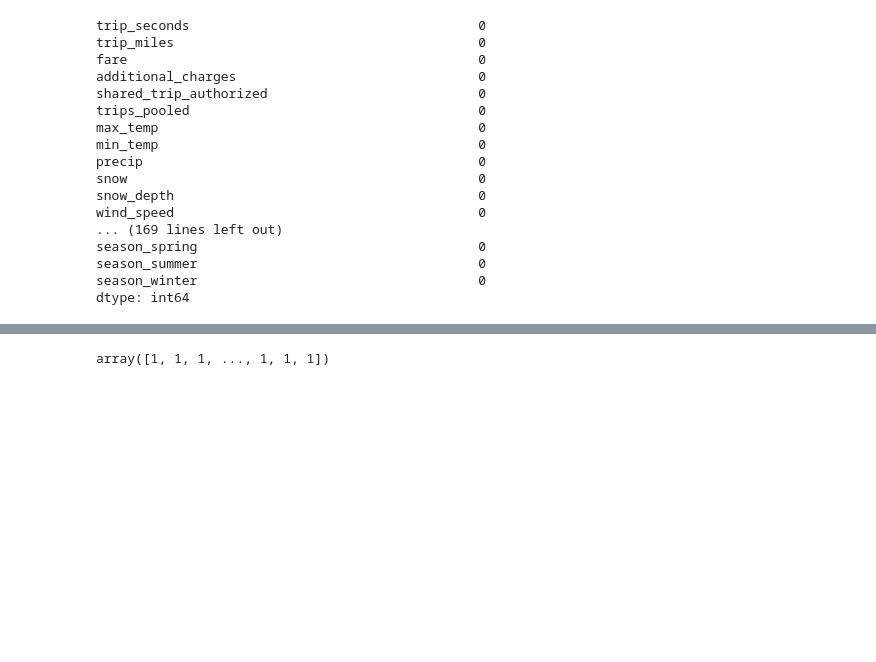
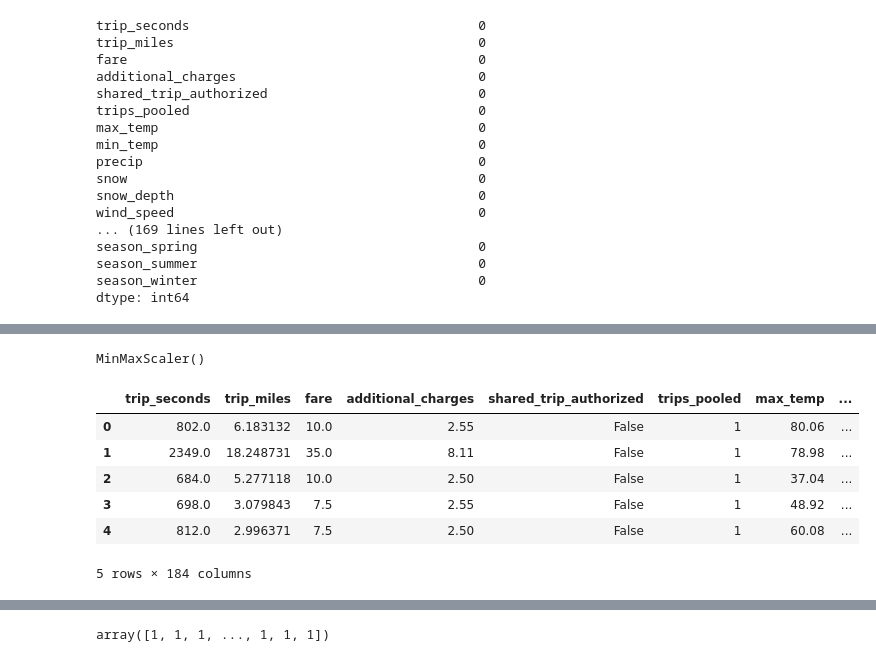
Before and after one commit to mjtv128/705-FinalProject, a Jupyter notebook: snow.ipynb, the cells around one changed output, grey strips where cells are left out. Drawn from its saved outputs; the diff is of its cells as text; code cells hidden in the pictures; blank space fills up the shorter version.

```diff
--- a/snow.ipynb
+++ b/snow.ipynb
@@ -189,7 +180,7 @@ val.head()
 | 4 | 2019-07-01 23:45:00 | 2019-07-02 00:00:00 | 1162.0 | 8.918748 | 15.0 | 2 | ... |
 5 rows × 25 columns
 # %%
-val = val[val['trip_miles'] != 0]
+# val = val[val['trip_miles'] != 0]
 # %%
 val_y = val['nonzero_tip']
 len(val_y)
@@ -198,11 +189,11 @@ len(val_y)
 # %%
-val['nonzero_tip1'] = 1
-val.loc[(val['nonzero_tip'] == 1), 'nonzero_tip1'] = 0
-val.loc[(val['nonzero_tip'] == 0), 'nonzero_tip1'] = 1
+# val['nonzero_tip1'] = 1
+# val.loc[(val['nonzero_tip'] == 1), 'nonzero_tip1'] = 0
+# val.loc[(val['nonzero_tip'] == 0), 'nonzero_tip1'] = 1
 # %%
-val['nonzero_tip'] = val['nonzero_tip1']
-val['nonzero_tip'].value_counts()
-val.drop(['nonzero_tip1'], axis = 1, inplace = True)
+# val['nonzero_tip'] = val['nonzero_tip1']
+# val['nonzero_tip'].value_counts()
+# val.drop(['nonzero_tip1'], axis = 1, inplace = True)
 # %%
 month_map = {'January': 1, 'February': 2, 'March': 3, 'April': 4, 'May': 5, 'June': 6, 'July': 7, 'August': 8, 'September': 9, 'October': 10, 'November': 11, 'December': 12}
 val['month_int'] = val['month'].map(month_map)
@@ -214,6 +205,7 @@ val.drop(['day_of_week', 'month' ], axis=1, inplace=True)
 val['amount_per_miles'] = val['fare'] / val['trip_miles']
 val['amount_per_miles'].isnull().sum()
 val['amount_per_miles']  = round(val['amount_per_miles'], 2)
+val.loc[(val['trip_miles'] == 0), 'amount_per_miles'] = 0
 # %%
 val['time_of_day'] = 's'
 val.loc[(val['hour'] >= 4) & (val['hour'] < 7), 'time_of_day'] = 'early morning'
@@ -322,0 +410,15 @@ X.drop(['dropoff_community_name_RIVERDALE'], axis = 1, inplace=True)
+# %%
+scaler.fit(test_X)
+# %% [output]
+MinMaxScaler()
+# %%
+combine_X = pd.concat([X, val_X], axis=0).reset_index(drop=True)
+combine_X.head()
+# %% [output]
+|  | trip_seconds | trip_miles | fare | additional_charges | shared_trip_authorized | trips_pooled | max_temp | ... |
+| 0 | 802.0 | 6.183132 | 10.0 | 2.55 | False | 1 | 80.06 | ... |
+| 1 | 2349.0 | 18.248731 | 35.0 | 8.11 | False | 1 | 78.98 | ... |
+| 2 | 684.0 | 5.277118 | 10.0 | 2.50 | False | 1 | 37.04 | ... |
+| 3 | 698.0 | 3.079843 | 7.5 | 2.55 | False | 1 | 48.92 | ... |
+| 4 | 812.0 | 2.996371 | 7.5 | 2.50 | False | 1 | 60.08 | ... |
+5 rows × 184 columns
```
Also changed, not shown: parts of 38 cells of this notebook, 1 other file.
